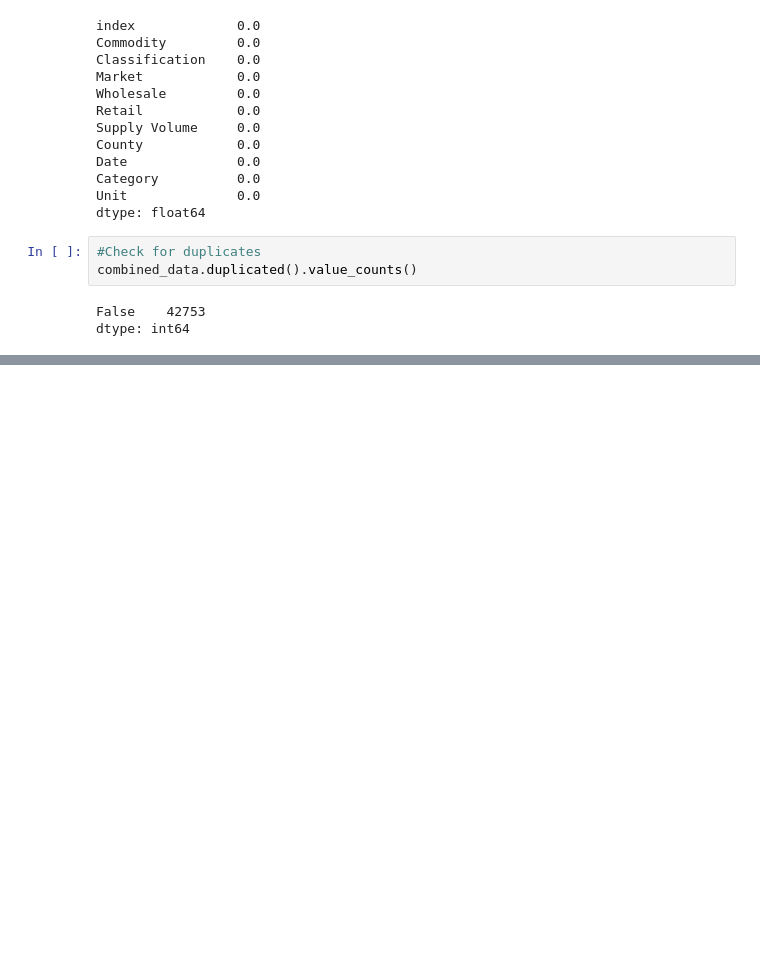
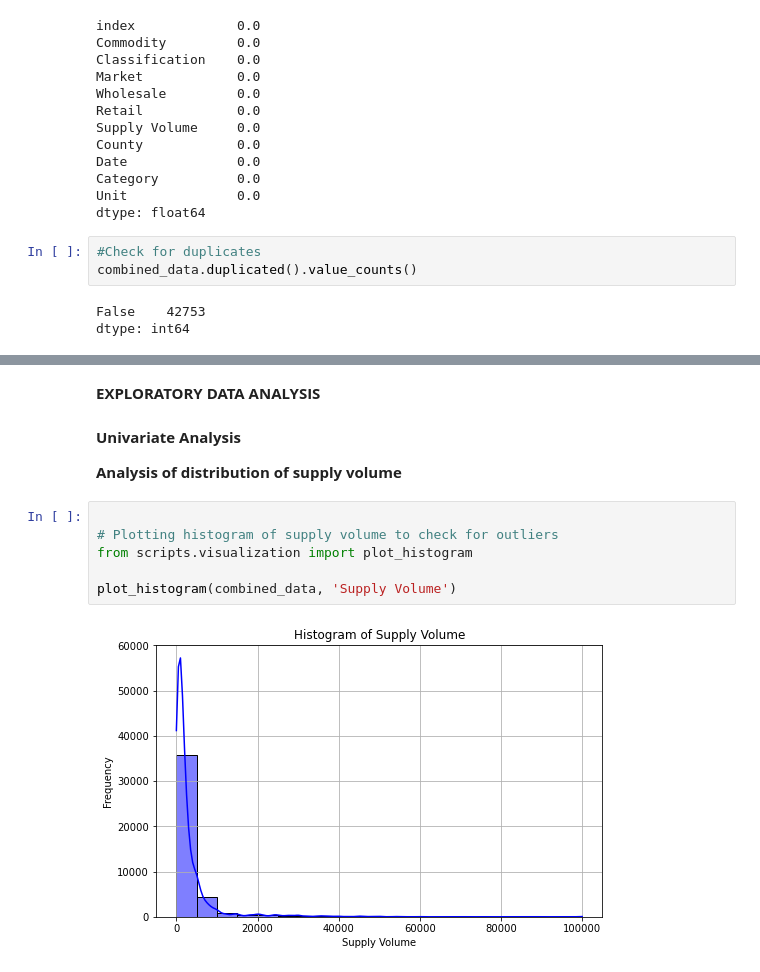
Before and after one commit to Victor-Mufasa/Agricultural-Commodity-Price-Forecasting, a Jupyter notebook: notebook/graham.ipynb, the cells around one changed output, grey strips where cells are left out. Cells and saved outputs as stored; diff of their text form; blank space fills up the shorter version.

Commit message:
added the visualization script

```diff
--- a/notebook/graham.ipynb
+++ b/notebook/graham.ipynb
@@ -337,3 +338,17 @@ combined_data.head()
 | 2 | 3 | Banana (Ripening) | - | Kerugoya | 20.0 | 40.0 | 300.0 | Kirinyaga | 2026-02-10 | ... |
 | 3 | 4 | Banana (Ripening) | - | Bondeni | 80.0 | 100.0 | 5000.0 | Trans-Nzoia | 2026-02-10 | ... |
 | 4 | 5 | Banana (Ripening) | - | Maua | 20.0 | 30.0 | 1500.0 | Meru | 2026-02-10 | ... |
+# %% [markdown]
+**EXPLORATORY DATA ANALYSIS**
+# %% [markdown]
+**Univariate Analysis**
+
+**Analysis of distribution of supply volume**
+# %%
+
+# Plotting histogram of supply volume to check for outliers
+from scripts.visualization import plot_histogram
+
+plot_histogram(combined_data, 'Supply Volume')
+# %% [output]
+[figure, added]
```
Also changed, not shown: parts of 1 cell of this notebook, 1 other file.
